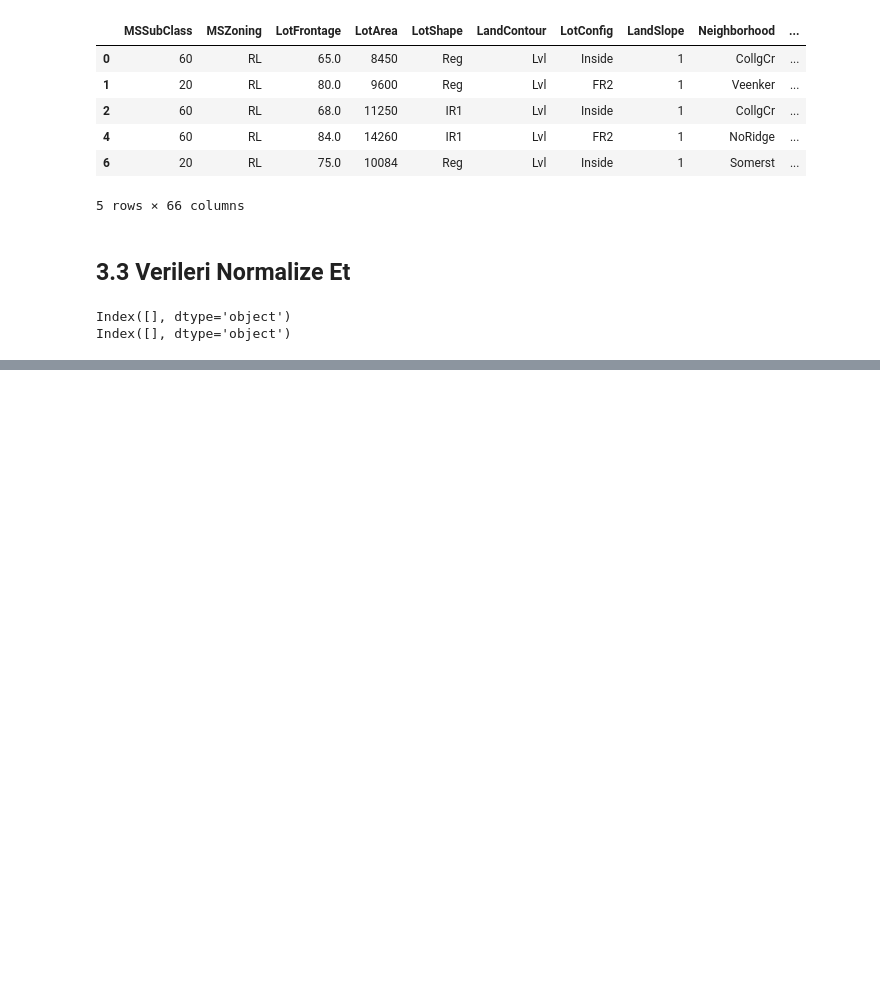
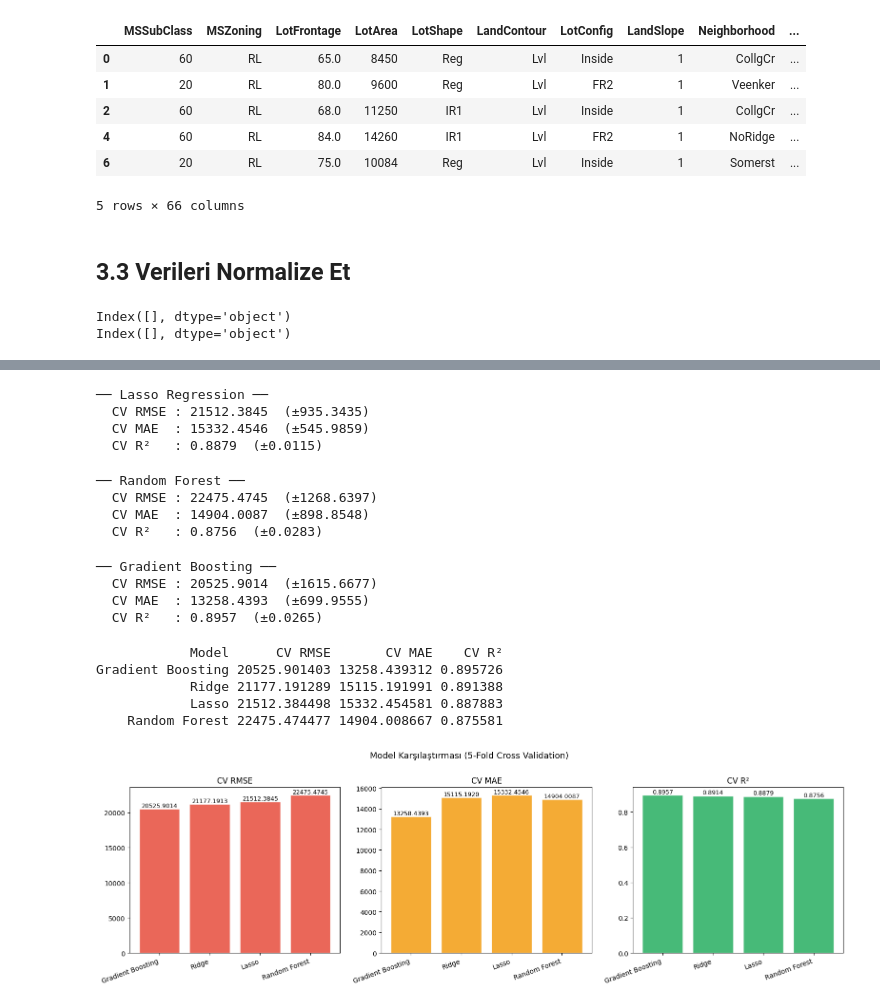
Before and after one commit to blgnr1/ML-Projects, a Jupyter notebook: Ai-house-price.ipynb, the cells around one changed output, grey strips where cells are left out. Cells and saved outputs as stored; diff of their text form; code cells hidden in the pictures; blank space fills up the shorter version.

```diff
--- a/Ai-house-price.ipynb
+++ b/Ai-house-price.ipynb
@@ -867,0 +841,8 @@ preds = model.predict(X_test_scaled)
+# %%
+from sklearn.feature_selection import SelectKBest, f_regression
+
+selector = SelectKBest(score_func=f_regression, k=100)
+selector.fit(X_train, y_train)
+
+X_train_sel = selector.transform(X_train)
+X_test_sel  = selector.transform(X_test)
@@ -867,0 +902,62 @@ preds = model.predict(X_test_scaled)
+# %%
+lasso = Lasso(alpha=0.0005, max_iter=10000, random_state=42)
+lasso_scores = evaluate_model(lasso, X_train_sel, y_train, name='Lasso Regression')
+# %% [output]
+── Lasso Regression ──
+  CV RMSE : 21512.3845  (±935.3435)
+  CV MAE  : 15332.4546  (±545.9859)
+  CV R²   : 0.8879  (±0.0115)
+# %%
+rf = RandomForestRegressor(n_estimators=300, max_depth=15,
+                           min_samples_split=5, random_state=42, n_jobs=-1)
+rf_scores = evaluate_model(rf, X_train_sel, y_train, name='Random Forest')
+# %% [output]
+── Random Forest ──
+  CV RMSE : 22475.4745  (±1268.6397)
+  CV MAE  : 14904.0087  (±898.8548)
+  CV R²   : 0.8756  (±0.0283)
+# %%
+gbr = GradientBoostingRegressor(n_estimators=500, learning_rate=0.05,
+                                  max_depth=4, subsample=0.8, random_state=42)
+gbr_scores = evaluate_model(gbr, X_train_sel, y_train, name='Gradient Boosting')
+# %% [output]
+── Gradient Boosting ──
+  CV RMSE : 20525.9014  (±1615.6677)
+  CV MAE  : 13258.4393  (±699.9555)
+  CV R²   : 0.8957  (±0.0265)
+# %%
+
+results = pd.DataFrame({
+    'Model': ['Ridge', 'Lasso', 'Random Forest', 'Gradient Boosting'],
+    'CV RMSE': [ridge_scores['RMSE'], lasso_scores['RMSE'],
+                rf_scores['RMSE'],    gbr_scores['RMSE']],
+    'CV MAE' : [ridge_scores['MAE'],  lasso_scores['MAE'],
+                rf_scores['MAE'],     gbr_scores['MAE']],
+    'CV R²'  : [ridge_scores['R2'],   lasso_scores['R2'],
+                rf_scores['R2'],      gbr_scores['R2']]
+}).sort_values('CV RMSE')
+
+print(results.to_string(index=False))
+
+fig, axes = plt.subplots(1, 3, figsize=(16, 5))
+metrics = ['CV RMSE', 'CV MAE', 'CV R²']
+colors  = ['#e74c3c', '#f39c12', '#27ae60']
+
+for ax, metric, color in zip(axes, metrics, colors):
+    bars = ax.bar(results['Model'], results[metric], color=color, alpha=0.85, edgecolor='white')
+    ax.set_title(metric)
+    ax.set_xticklabels(results['Model'], rotation=20, ha='right')
+    for bar, val in zip(bars, results[metric]):
+        ax.text(bar.get_x() + bar.get_width()/2, bar.get_height() + 0.001,
+                f'{val:.4f}', ha='center', va='bottom', fontsize=9)
+
+plt.suptitle('Model Karşılaştırması (5-Fold Cross Validation)', fontsize=13, y=1.01)
+plt.tight_layout()
+plt.show()
+# %% [output]
+            Model      CV RMSE       CV MAE    CV R²
+Gradient Boosting 20525.901403 13258.439312 0.895726
+            Ridge 21177.191289 15115.191991 0.891388
+            Lasso 21512.384498 15332.454581 0.887883
+    Random Forest 22475.474477 14904.008667 0.875581
+[figure, added]
```
Also changed, not shown: parts of 5 cells of this notebook.
